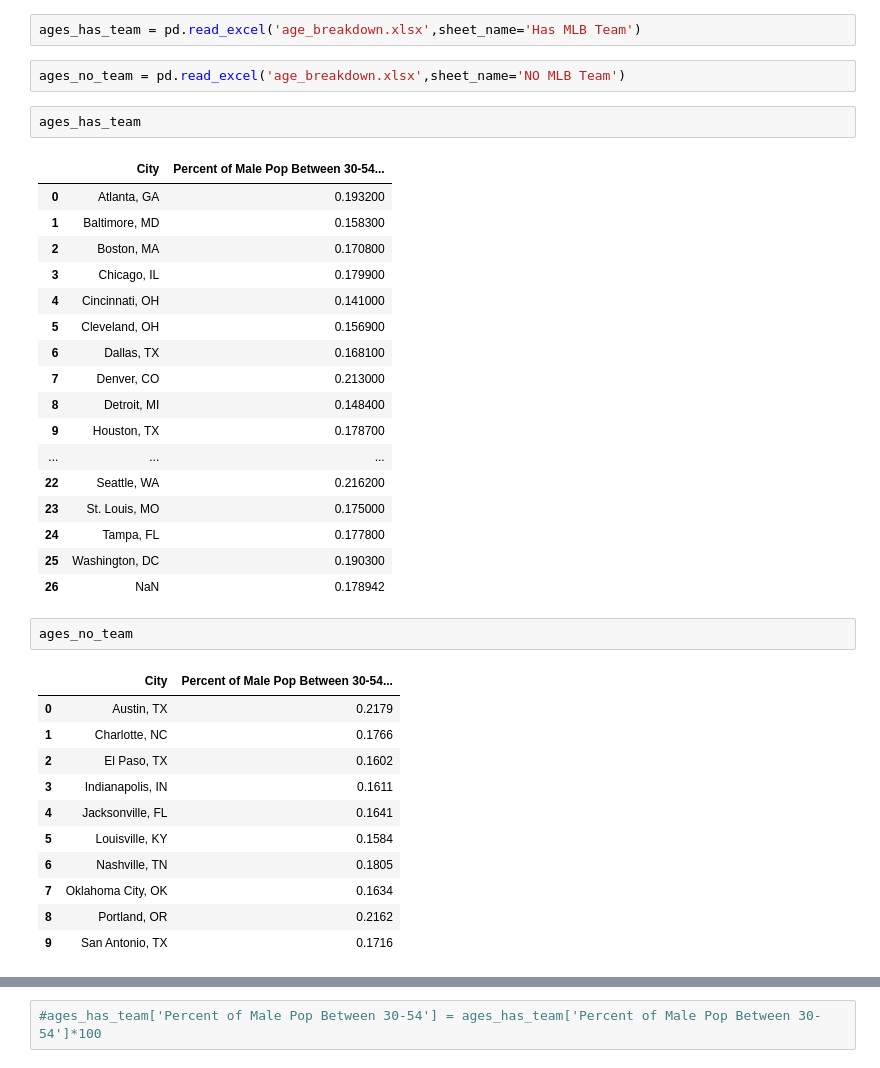
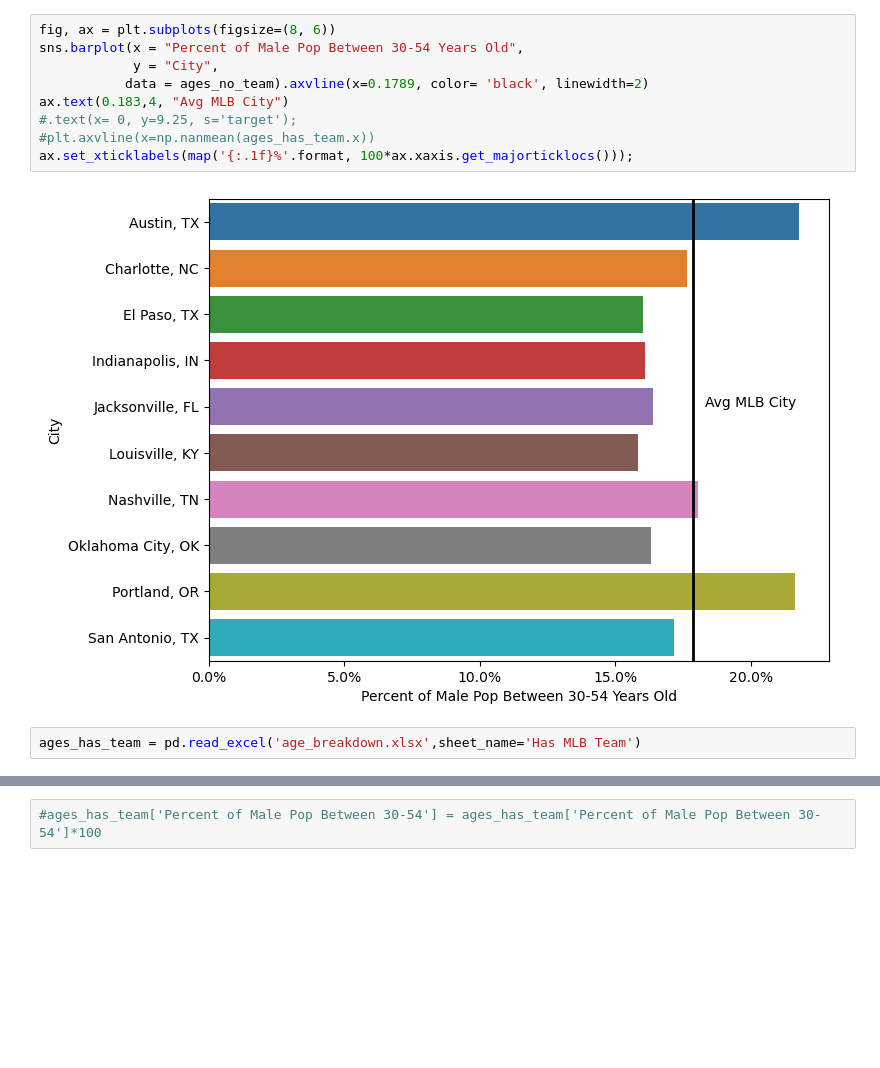
Before and after one commit to NashvilleNorris/norris_capstone, a Jupyter notebook: data/capstone.ipynb, the cells around one changed output, grey strips where cells are left out. Saved outputs shown, nothing was run; the diff lists cells and outputs as text; blank space fills up the shorter version.

```diff
--- a/data/capstone.ipynb
+++ b/data/capstone.ipynb
@@ -9,38 +24,13 @@ import matplotlib.ticker as mtick
+# %%
+fig, ax = plt.subplots(figsize=(8, 6))
+sns.barplot(x = "Percent of Male Pop Between 30-54 Years Old",
+            y = "City",
+           data = ages_no_team).axvline(x=0.1789, color= 'black', linewidth=2)
+ax.text(0.183,4, "Avg MLB City")
+#.text(x= 0, y=9.25, s='target');
+#plt.axvline(x=np.nanmean(ages_has_team.x))
+ax.set_xticklabels(map('{:.1f}%'.format, 100*ax.xaxis.get_majorticklocs()));
+# %% [output]
+[figure, added]
 # %%
 ages_has_team = pd.read_excel('age_breakdown.xlsx',sheet_name='Has MLB Team')
-# %%
-ages_no_team = pd.read_excel('age_breakdown.xlsx',sheet_name='NO MLB Team')
-# %%
-ages_has_team
-# %% [output]
-|  | City | Percent of Male Pop Between 30-54... |
-| 0 | Atlanta, GA | 0.193200 |
-| 1 | Baltimore, MD | 0.158300 |
-| 2 | Boston, MA | 0.170800 |
-| 3 | Chicago, IL | 0.179900 |
-| 4 | Cincinnati, OH | 0.141000 |
-| 5 | Cleveland, OH | 0.156900 |
-| 6 | Dallas, TX | 0.168100 |
-| 7 | Denver, CO | 0.213000 |
-| 8 | Detroit, MI | 0.148400 |
-| 9 | Houston, TX | 0.178700 |
-| ... | ... | ... |
-| 22 | Seattle, WA | 0.216200 |
-| 23 | St. Louis, MO | 0.175000 |
-| 24 | Tampa, FL | 0.177800 |
-| 25 | Washington, DC | 0.190300 |
-| 26 | NaN | 0.178942 |
-# %%
-ages_no_team
-# %% [output]
-|  | City | Percent of Male Pop Between 30-54... |
-| 0 | Austin, TX | 0.2179 |
-| 1 | Charlotte, NC | 0.1766 |
-| 2 | El Paso, TX | 0.1602 |
-| 3 | Indianapolis, IN | 0.1611 |
-| 4 | Jacksonville, FL | 0.1641 |
-| 5 | Louisville, KY | 0.1584 |
-| 6 | Nashville, TN | 0.1805 |
-| 7 | Oklahoma City, OK | 0.1634 |
-| 8 | Portland, OR | 0.2162 |
-| 9 | San Antonio, TX | 0.1716 |
```
Also changed, not shown: parts of 36 cells of this notebook, 2 other files.
